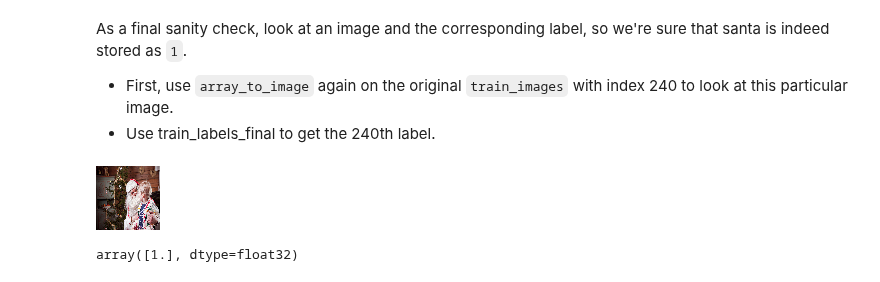
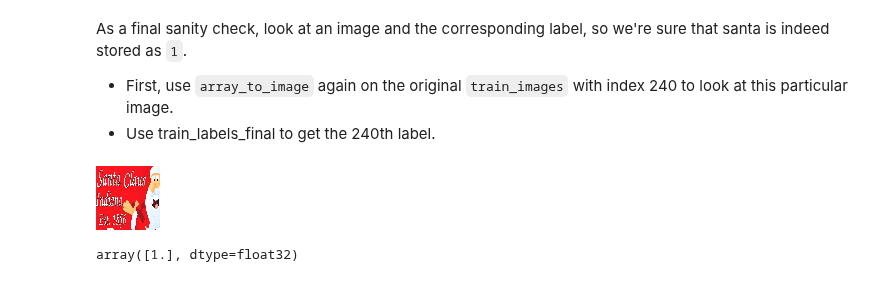
Before and after one commit to kevintheduu/dsc-04-40-03-introduction-to-neural-networks-lab-seattle-ds-career-040119, a Jupyter notebook: index.ipynb, the cells around one changed output. Saved outputs shown, nothing was run; the diff lists cells and outputs as text; code cells hidden in the pictures.

```diff
--- a/index.ipynb
+++ b/index.ipynb
@@ -166,8 +166,8 @@ As a final sanity check, look at an image and the corresponding label, so we're
 - Use train_labels_final to get the 240th label.
 # %%
 #Your code here; preview train images 240
-array_to_img(train_images[240])
+array_to_img(train_images[10])
 # %% [output]
-[figure, old version]
+[figure, new version]
 # %%
 #Your code here; preview train labels 240
```
Also changed, not shown: parts of 1 cell of this notebook.
